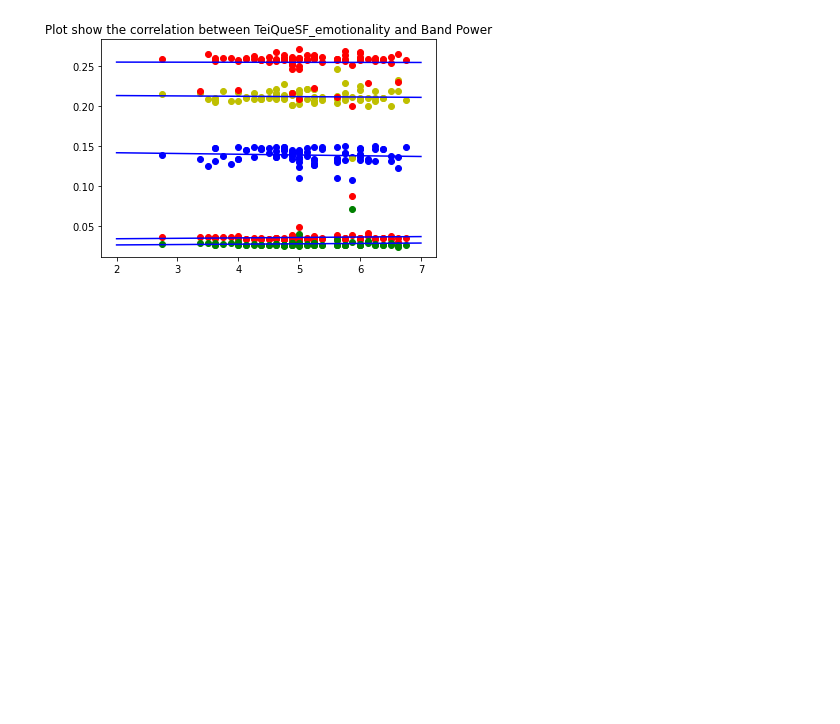
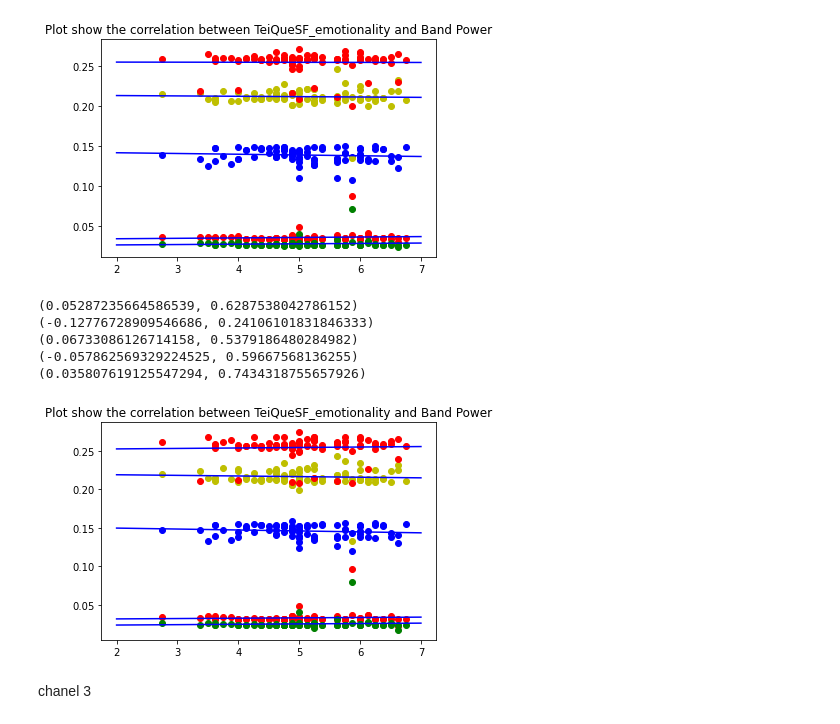
Before and after one commit to LaiaNO/EEG, a Jupyter notebook: 10_12_2020_Try.ipynb, the cells around one changed output. Saved outputs shown, nothing was run; the diff lists cells and outputs as text; code cells hidden in the pictures; blank space fills up the shorter version.

```diff
--- a/10_12_2020_Try.ipynb
+++ b/10_12_2020_Try.ipynb
@@ -121,3 +134,18 @@ for e in range(0,5):
 (-0.03497313188971366, 0.7492113753744896)
 (-0.005510126423740332, 0.9598423234617312)
 [figure]
+# %%
+lis_bands =[chanels_betta_EC_C2, chanels1_gama_EC_C2, chanels1_alpha_EC_C2, chanels1_theta_EC_C2, chanels1_delta_EC_C2]
+pi_x_patient=[]
+for e in range(0,5):
+    eo_betta_pi = calcul(names, sorted_list_EO_up, TeiQueSF_emotionality, lis_bands[e], 2, 7, colors[e])
+    pi_x_patient.append(eo_betta_pi)
+# %% [output]
+(0.05287235664586539, 0.6287538042786152)
+(-0.12776728909546686, 0.24106101831846333)
+(0.06733086126714158, 0.5379186480284982)
+(-0.057862569329224525, 0.59667568136255)
+(0.035807619125547294, 0.7434318755657926)
+[figure, added]
+# %% [markdown]
+chanel 3
```
Also changed, not shown: parts of 6 cells of this notebook.
